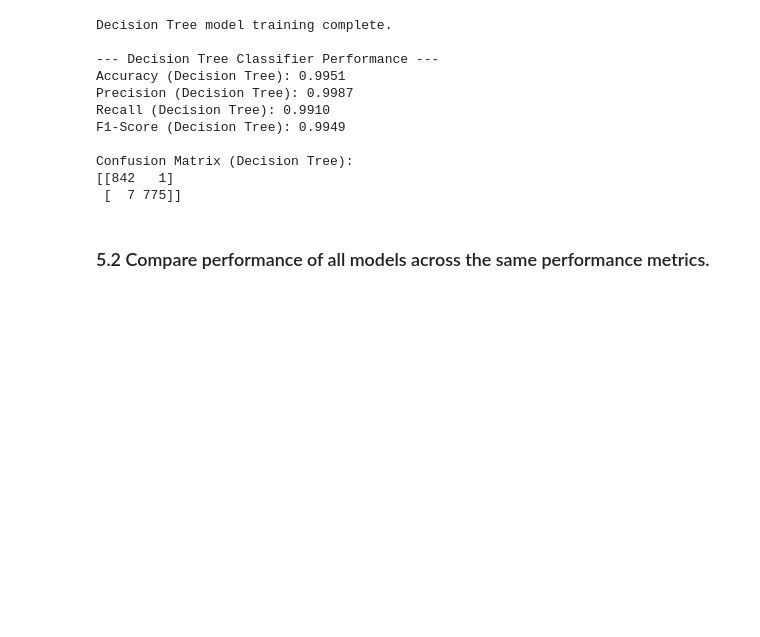
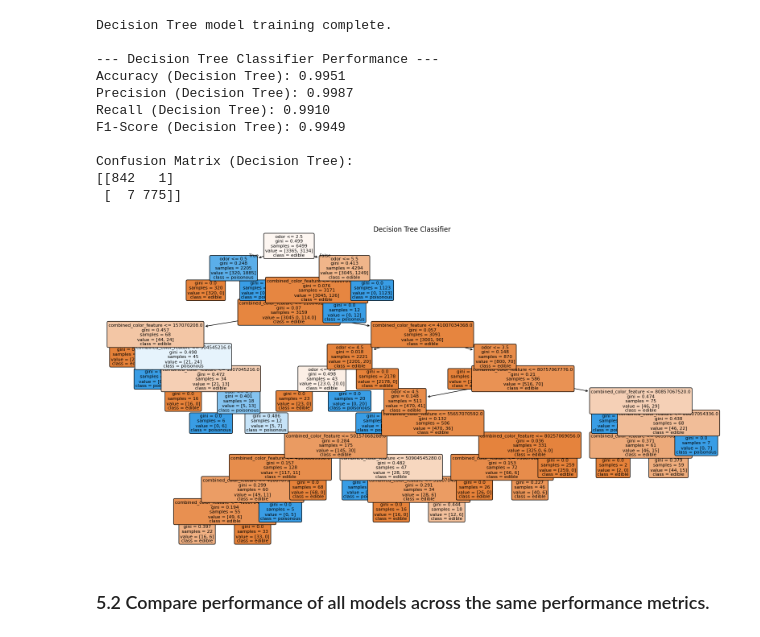
Before and after one commit to matthewpblock/ml_classification_block, a Jupyter notebook: block_classification_midterm.ipynb, the cells around one changed output. Cells and saved outputs as stored; diff of their text form; code cells hidden in the pictures; blank space fills up the shorter version.

Commit message:
added decision tree visualization

```diff
--- a/block_classification_midterm.ipynb
+++ b/block_classification_midterm.ipynb
@@ -444,6 +475,15 @@ F1-Score (Decision Tree): 0.9949
 Confusion Matrix (Decision Tree):
 [[842   1]
  [  7 775]]
+# %%
+# Visualize the Decision Tree logic
+plt.figure(figsize=(20, 10))
+plot_tree(decision_tree_model, filled=True, feature_names=X.columns.tolist(), class_names=['edible', 'poisonous'], rounded=True, fontsize=8)
+plt.title("Decision Tree Classifier")
+plt.savefig('decision_tree.png') # Save the plot to a file
+plt.show()
+# %% [output]
+[figure, added]
 # %% [markdown]
 ### 5.2 Compare performance of all models across the same performance metrics.
 # %%
```
Also changed, not shown: parts of 4 cells of this notebook.
